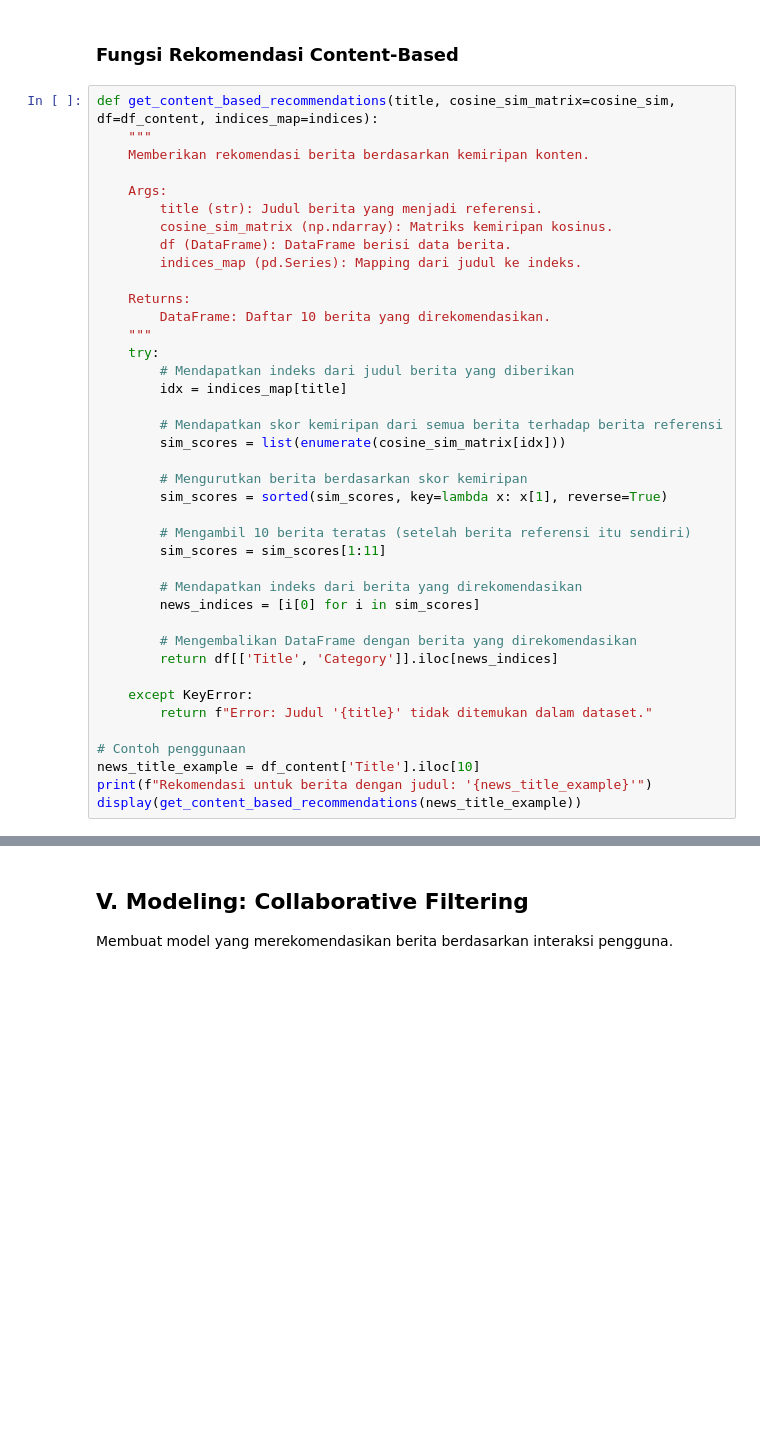
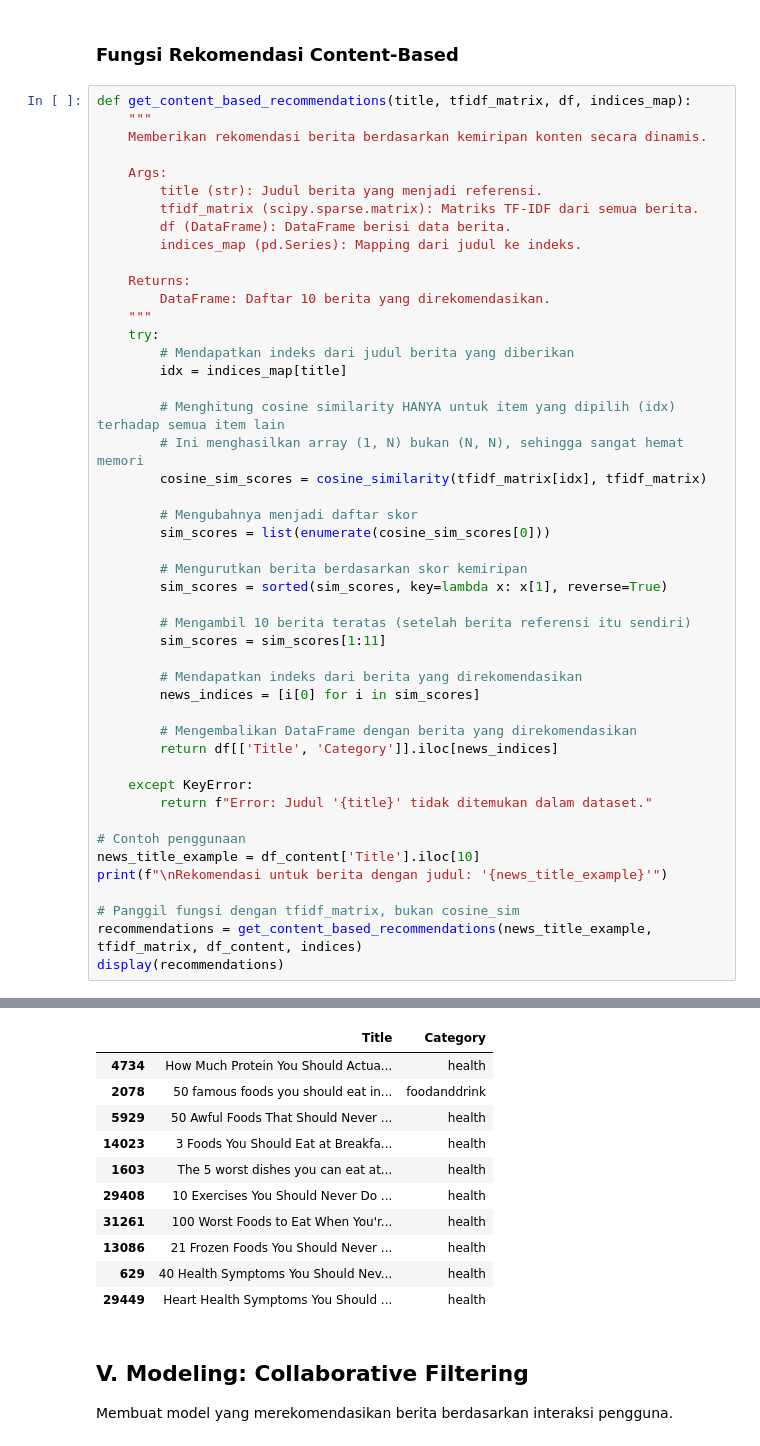
Before and after one commit to husainfadhlillah/dicoding-MicrosoftNews-RecommendationSystem, a Jupyter notebook: Proyek_Rekomendasi_Berita.ipynb, the cells around one changed output, grey strips where cells are left out. Saved outputs shown, nothing was run; the diff lists cells and outputs as text; blank space fills up the shorter version.

```diff
--- a/Proyek_Rekomendasi_Berita.ipynb
+++ b/Proyek_Rekomendasi_Berita.ipynb
@@ -163,13 +224,13 @@ print("TF-IDF dan Cosine Similarity Matrix berhasil dibuat.")
 # %% [markdown]
 ### **Fungsi Rekomendasi Content-Based**
 # %%
-def get_content_based_recommendations(title, cosine_sim_matrix=cosine_sim, df=df_content, indices_map=indices):
+def get_content_based_recommendations(title, tfidf_matrix, df, indices_map):
     """
-    Memberikan rekomendasi berita berdasarkan kemiripan konten.
+    Memberikan rekomendasi berita berdasarkan kemiripan konten secara dinamis.
 
     Args:
         title (str): Judul berita yang menjadi referensi.
-        cosine_sim_matrix (np.ndarray): Matriks kemiripan kosinus.
+        tfidf_matrix (scipy.sparse.matrix): Matriks TF-IDF dari semua berita.
         df (DataFrame): DataFrame berisi data berita.
         indices_map (pd.Series): Mapping dari judul ke indeks.
 
@@ -180,8 +241,12 @@ def get_content_based_recommendations(title, cosine_sim_matrix=cosine_sim, df=df
         # Mendapatkan indeks dari judul berita yang diberikan
         idx = indices_map[title]
 
-        # Mendapatkan skor kemiripan dari semua berita terhadap berita referensi
-        sim_scores = list(enumerate(cosine_sim_matrix[idx]))
+        # Menghitung cosine similarity HANYA untuk item yang dipilih (idx) terhadap semua item lain
+        # Ini menghasilkan array (1, N) bukan (N, N), sehingga sangat hemat memori
+        cosine_sim_scores = cosine_similarity(tfidf_matrix[idx], tfidf_matrix)
+
+        # Mengubahnya menjadi daftar skor
+        sim_scores = list(enumerate(cosine_sim_scores[0]))
 
         # Mengurutkan berita berdasarkan skor kemiripan
         sim_scores = sorted(sim_scores, key=lambda x: x[1], reverse=True)
@@ -200,5 +265,9 @@ def get_content_based_recommendations(title, cosine_sim_matrix=cosine_sim, df=df
 
 # Contoh penggunaan
 news_title_example = df_content['Title'].iloc[10]
-print(f"Rekomendasi untuk berita dengan judul: '{news_title_example}'")
-display(get_content_based_recommendations(news_title_example))
+print(f"\nRekomendasi untuk berita dengan judul: '{news_title_example}'")
+
+# Panggil fungsi dengan tfidf_matrix, bukan cosine_sim
+recommendations = get_content_based_recommendations(news_title_example, tfidf_matrix, df_content, indices)
+display(recommendations)
+# %% [output]
@@ -205,3 +275,14 @@ display(get_content_based_recommendations(news_title_example))
+|  | Title | Category |
+| 4734 | How Much Protein You Should Actua... | health |
+| 2078 | 50 famous foods you should eat in... | foodanddrink |
+| 5929 | 50 Awful Foods That Should Never ... | health |
+| 14023 | 3 Foods You Should Eat at Breakfa... | health |
+| 1603 | The 5 worst dishes you can eat at... | health |
+| 29408 | 10 Exercises You Should Never Do ... | health |
+| 31261 | 100 Worst Foods to Eat When You'r... | health |
+| 13086 | 21 Frozen Foods You Should Never ... | health |
+| 629 | 40 Health Symptoms You Should Nev... | health |
+| 29449 | Heart Health Symptoms You Should ... | health |
 # %% [markdown]
 ## **V. Modeling: Collaborative Filtering**
 Membuat model yang merekomendasikan berita berdasarkan interaksi pengguna.
```
Also changed, not shown: parts of 12 cells of this notebook.
